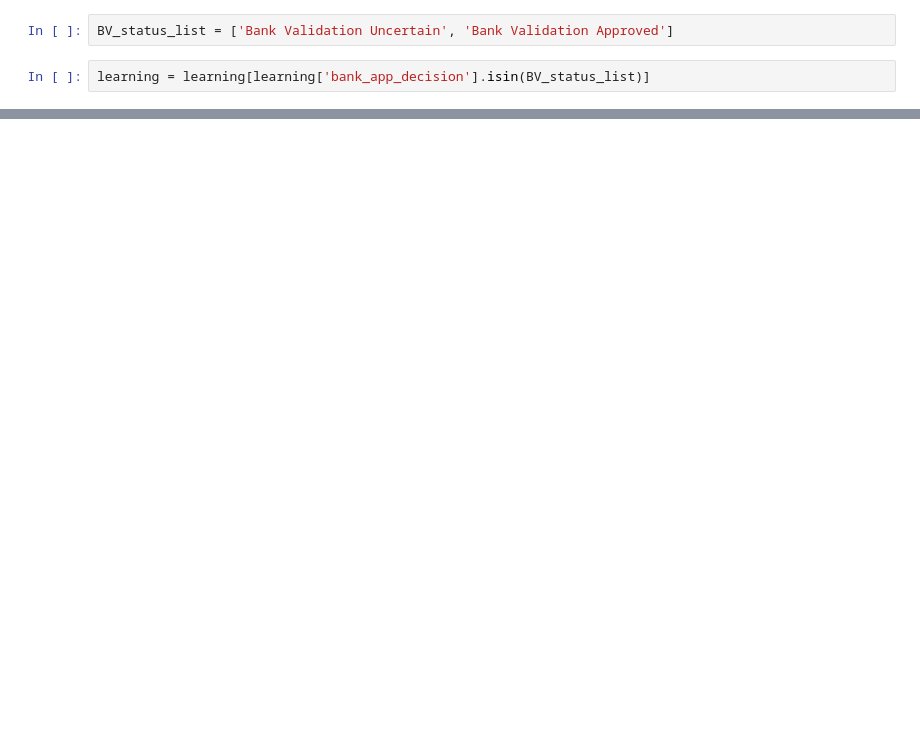
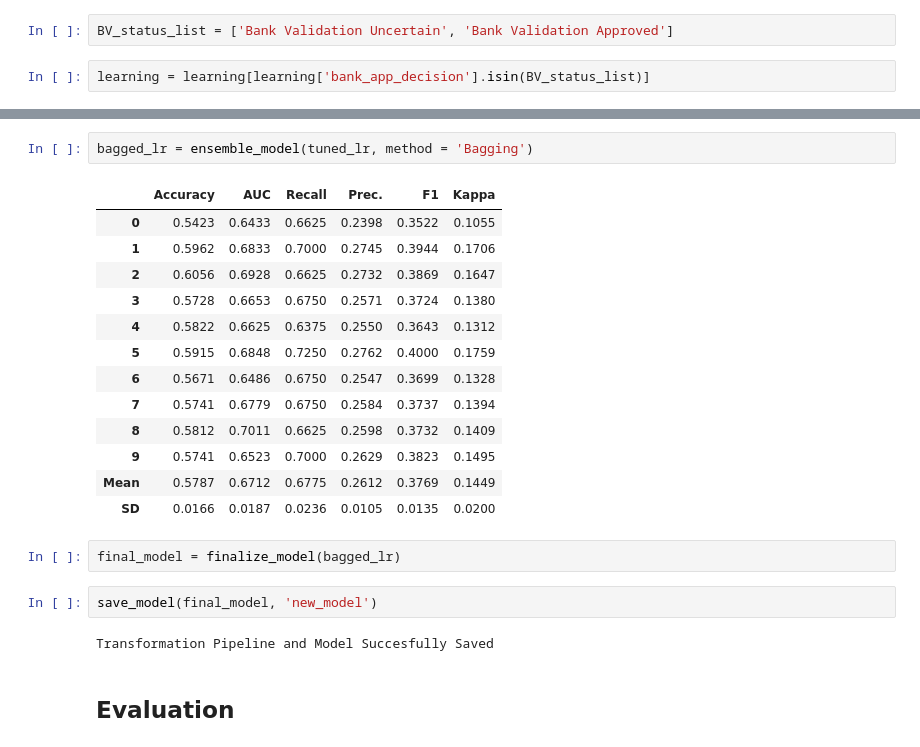
Before and after one commit to Predicon/exploration-notebooks, a Jupyter notebook: training_and_evaluation_pipeline.ipynb, the cells around one changed output, grey strips where cells are left out. Cells and saved outputs as stored; diff of their text form; blank space fills up the shorter version.

Commit message:
refactored pipeline with new features

```diff
--- a/training_and_evaluation_pipeline.ipynb
+++ b/training_and_evaluation_pipeline.ipynb
@@ -59,0 +472,24 @@ learning = learning[learning['bank_app_decision'].isin(BV_status_list)]
+# %%
+bagged_lr = ensemble_model(tuned_lr, method = 'Bagging')
+# %% [output]
+|  | Accuracy | AUC | Recall | Prec. | F1 | Kappa |
+| 0 | 0.5423 | 0.6433 | 0.6625 | 0.2398 | 0.3522 | 0.1055 |
+| 1 | 0.5962 | 0.6833 | 0.7000 | 0.2745 | 0.3944 | 0.1706 |
+| 2 | 0.6056 | 0.6928 | 0.6625 | 0.2732 | 0.3869 | 0.1647 |
+| 3 | 0.5728 | 0.6653 | 0.6750 | 0.2571 | 0.3724 | 0.1380 |
+| 4 | 0.5822 | 0.6625 | 0.6375 | 0.2550 | 0.3643 | 0.1312 |
+| 5 | 0.5915 | 0.6848 | 0.7250 | 0.2762 | 0.4000 | 0.1759 |
+| 6 | 0.5671 | 0.6486 | 0.6750 | 0.2547 | 0.3699 | 0.1328 |
+| 7 | 0.5741 | 0.6779 | 0.6750 | 0.2584 | 0.3737 | 0.1394 |
+| 8 | 0.5812 | 0.7011 | 0.6625 | 0.2598 | 0.3732 | 0.1409 |
+| 9 | 0.5741 | 0.6523 | 0.7000 | 0.2629 | 0.3823 | 0.1495 |
+| Mean | 0.5787 | 0.6712 | 0.6775 | 0.2612 | 0.3769 | 0.1449 |
+| SD | 0.0166 | 0.0187 | 0.0236 | 0.0105 | 0.0135 | 0.0200 |
+# %%
+final_model = finalize_model(bagged_lr)
+# %%
+save_model(final_model, 'new_model')
+# %% [output]
+Transformation Pipeline and Model Succesfully Saved
+# %% [markdown]
+## Evaluation
```
Also changed, not shown: parts of 54 cells of this notebook, 5 other files.
